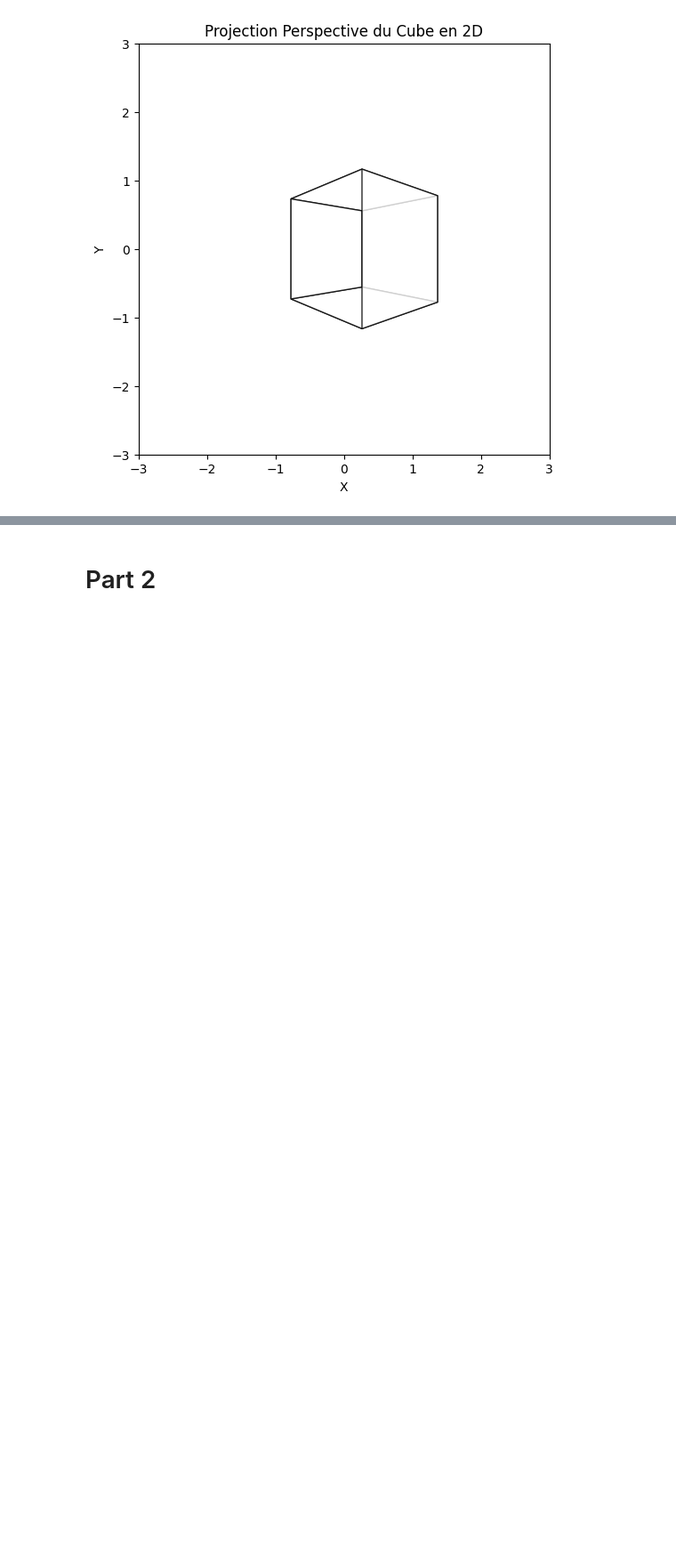
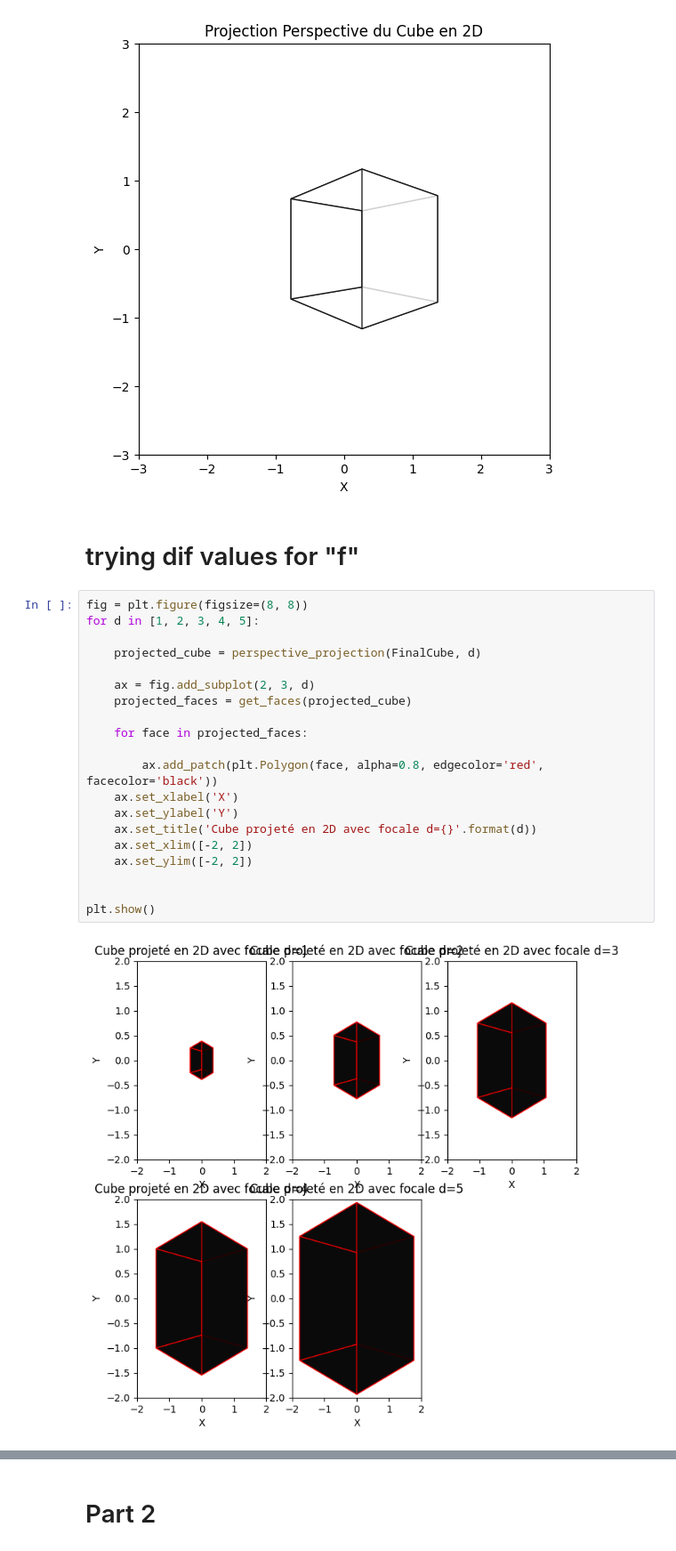
Before and after one commit to Ku26-31/TP-MASTER-1, a Jupyter notebook: Mod3d/TPInterpolation.ipynb, the cells around one changed output, grey strips where cells are left out. Shown at 89% size. Cells and saved outputs as stored; diff of their text form; blank space fills up the shorter version.

```diff
--- a/Mod3d/TPInterpolation.ipynb
+++ b/Mod3d/TPInterpolation.ipynb
@@ -180,3 +205,27 @@ ax.set_aspect('equal')
 plt.show()
 # %% [output]
 [figure]
+# %% [markdown]
+# trying dif values for "f"
+# %%
+fig = plt.figure(figsize=(8, 8))
+for d in [1, 2, 3, 4, 5]:
+
+    projected_cube = perspective_projection(FinalCube, d)
+
+    ax = fig.add_subplot(2, 3, d)
+    projected_faces = get_faces(projected_cube)
+
+    for face in projected_faces:
+
+        ax.add_patch(plt.Polygon(face, alpha=0.8, edgecolor='red', facecolor='black'))
+    ax.set_xlabel('X')
+    ax.set_ylabel('Y')
+    ax.set_title('Cube projeté en 2D avec focale d={}'.format(d))
+    ax.set_xlim([-2, 2])
+    ax.set_ylim([-2, 2])
+
+
+plt.show()
+# %% [output]
+[figure, added]
```
Also changed, not shown: parts of 4 cells of this notebook, 27 other files.
